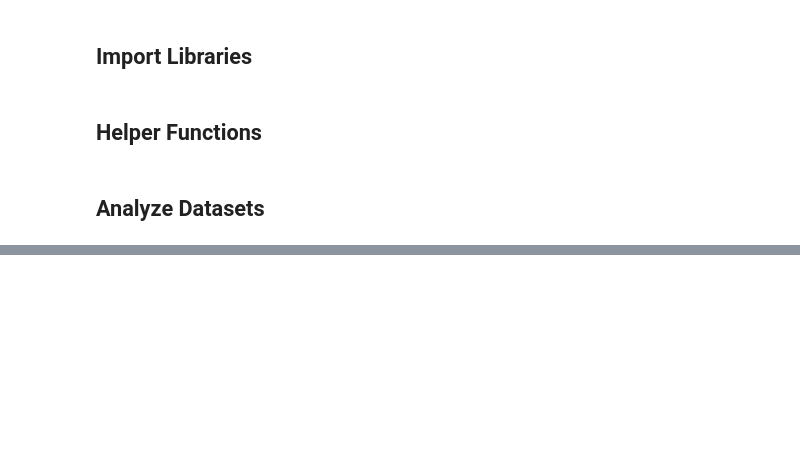
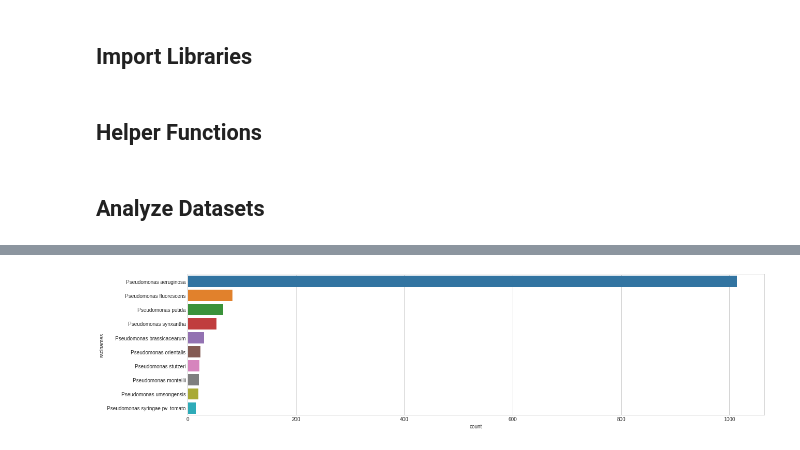
Before and after one commit to dformoso/wallaby, a Jupyter notebook: workflows/notebooks/donor_recipient.ipynb, the cells around one changed output, grey strips where cells are left out. Drawn from its saved outputs; the diff is of its cells as text; code cells hidden in the pictures; blank space fills up the shorter version.

```diff
--- a/workflows/notebooks/donor_recipient.ipynb
+++ b/workflows/notebooks/donor_recipient.ipynb
@@ -40,0 +251,7 @@ from Bio import SeqIO
+# %%
+plt.style.use('seaborn-whitegrid')
+plt.figure(figsize=(20,5))
+blast_srr = blast.loc[blast['qgi'] == 'SRR5377828.1437390']
+sns.countplot(y="sscinames", data=blast_srr, order = blast_srr['sscinames'].value_counts().iloc[:10].index);
+# %% [output]
+[figure, added]
```
Also changed, not shown: parts of 25 cells of this notebook, 2 other files.
